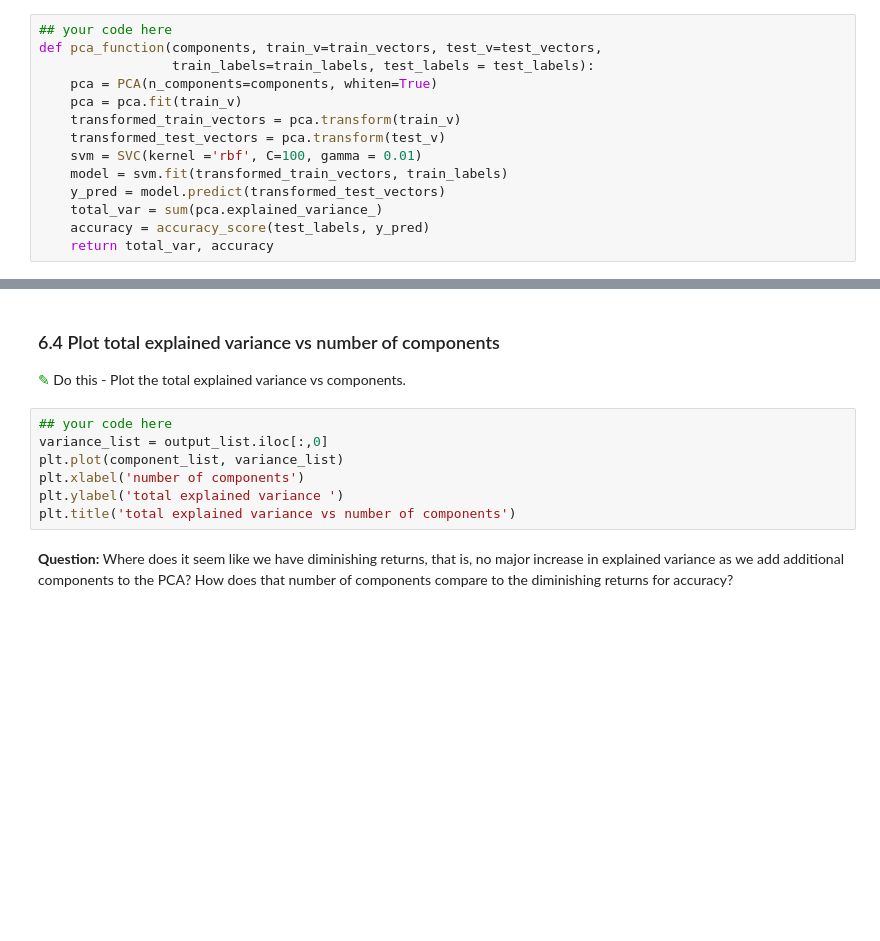
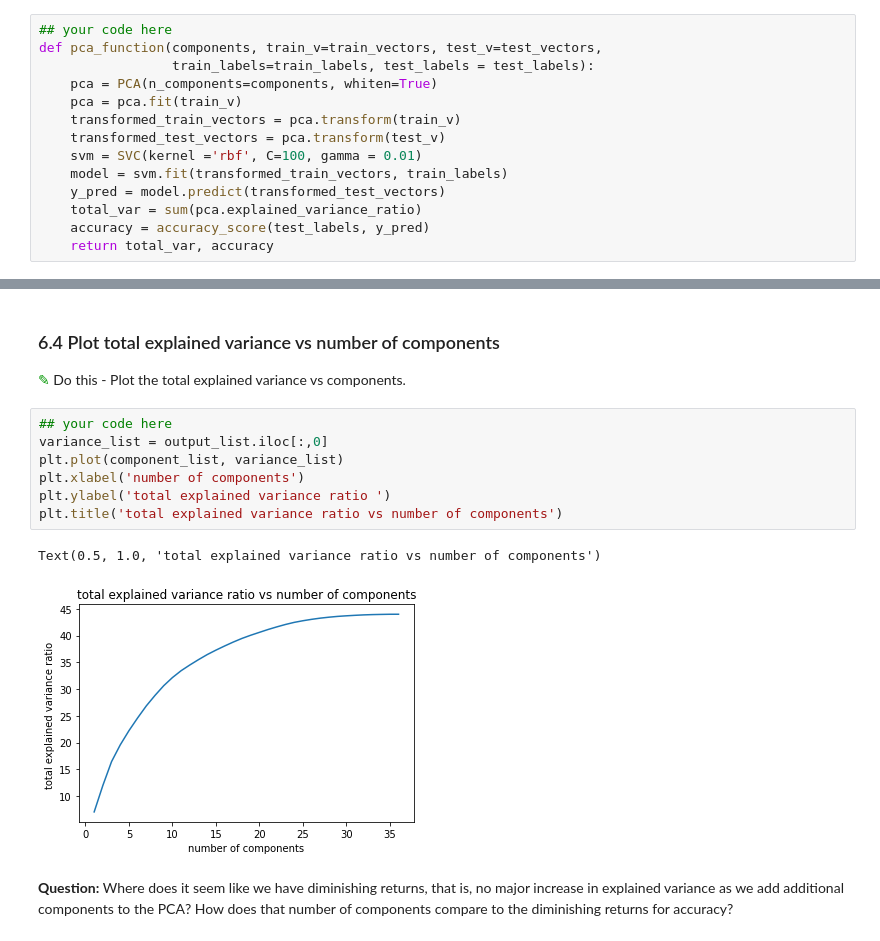
Before and after one commit to bellasaid/CMSE202, a Jupyter notebook: Homework4-SVM_and_PCA-STUDENT.ipynb, the cells around one changed output, grey strips where cells are left out. Saved outputs shown, nothing was run; the diff lists cells and outputs as text; blank space fills up the shorter version.

```diff
--- a/Homework4-SVM_and_PCA-STUDENT.ipynb
+++ b/Homework4-SVM_and_PCA-STUDENT.ipynb
@@ -313,7 +411,7 @@ def pca_function(components, train_v=train_vectors, test_v=test_vectors,
     svm = SVC(kernel ='rbf', C=100, gamma = 0.01)
     model = svm.fit(transformed_train_vectors, train_labels)
     y_pred = model.predict(transformed_test_vectors)
-    total_var = sum(pca.explained_variance_)
+    total_var = sum(pca.explained_variance_ratio)
     accuracy = accuracy_score(test_labels, y_pred)
     return total_var, accuracy
 # %% [markdown]
@@ -358,10 +477,13 @@ plt.title('accuracy vs number of components')
 # %%
 ## your code here
 variance_list = output_list.iloc[:,0]
 plt.plot(component_list, variance_list)
 plt.xlabel('number of components')
-plt.ylabel('total explained variance ')
-plt.title('total explained variance vs number of components')
+plt.ylabel('total explained variance ratio ')
+plt.title('total explained variance ratio vs number of components')
+# %% [output]
+Text(0.5, 1.0, 'total explained variance ratio vs number of components')
+[figure, added]
 # %% [markdown]
 **Question:** Where does it seem like we have diminishing returns, that is, no major increase in explained variance as we add additional components to the PCA? How does that number of components compare to the diminishing returns for accuracy?
 # %% [markdown]
```
Also changed, not shown: parts of 21 cells of this notebook.
